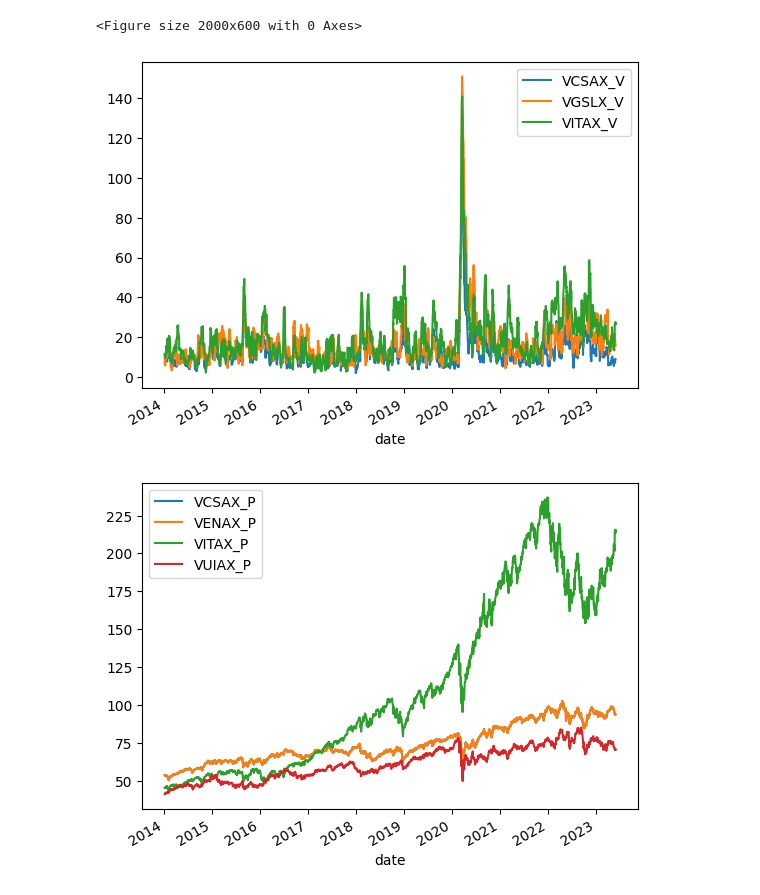
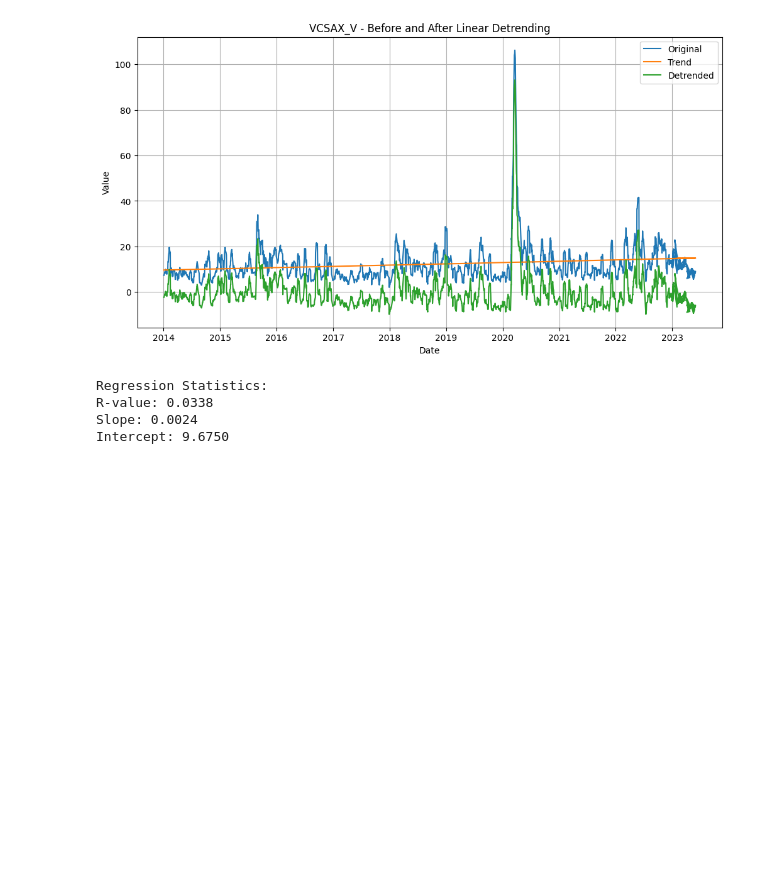
Before and after one commit to allisonlinn/CSUREMM, a Jupyter notebook: Modeling_2nd_Try.ipynb, the cells around one changed output. Cells and saved outputs as stored; diff of their text form; code cells hidden in the pictures; blank space fills up the shorter version.

```diff
--- a/Modeling_2nd_Try.ipynb
+++ b/Modeling_2nd_Try.ipynb
@@ -59,17 +59,58 @@ columns_affected_P = ["VCSAX_P","VENAX_P","VITAX_P","VUIAX_P"]
 data = df[columns].dropna()
 data["date"] = pd.to_datetime(data["date"])
 date = data.set_index('date')
-# %%
-# plots
-
-plt.figure(figsize=(20, 6))
-
-ax = data.plot('date',columns_affected_V)
-ax = data.plot('date',columns_affected_P)
-
-plt.legend()
-plt.show()
-# %% [output]
-<Figure size 2000x600 with 0 Axes>
-[figure, removed]
-[figure, removed]
+# %%
+import pandas as pd
+import numpy as np
+from sklearn.linear_model import LinearRegression
+import matplotlib.pyplot as plt
+
+"""# Filter the dataset and extract relevant columns
+columns = ["date", "compound", "VCSAX_V"]
+data_new = data[columns]"""
+
+# Extract the values of the "VCSAX_V" column
+x = np.arange(len(data))
+y = data["VCSAX_V"].values
+
+# Fit a linear regression model to the data
+regressor = LinearRegression()
+regressor.fit(x.reshape(-1, 1), y.reshape(-1, 1))
+
+# Get the regression statistics
+slope = regressor.coef_[0][0]
+intercept = regressor.intercept_[0]
+r_value = regressor.score(x.reshape(-1, 1), y.reshape(-1, 1))
+
+# Predict the trend using the linear regression model
+trend = regressor.predict(x.reshape(-1, 1))
+
+# Subtract the trend from the original values to obtain the detrended series
+detrended = y - trend.flatten()
+
+# Replace the "VGHCX_V" column in the dataset with the detrended values
+data["VCSAX_V"] = detrended
+
+# Plot the original and detrended series
+plt.figure(figsize=(12, 6))
+plt.plot(data["date"], y, label="Original")
+plt.plot(data["date"], trend, label="Trend")
+plt.plot(data["date"], detrended, label="Detrended")
+plt.title("VCSAX_V - Before and After Linear Detrending")
+plt.xlabel("Date")
+plt.ylabel("Value")
+plt.legend()
+plt.grid(True)
+plt.show()
+
+# Print regression statistics
+print("Regression Statistics:")
+print(f"R-value: {r_value:.4f}")
+print(f"Slope: {slope:.4f}")
+print(f"Intercept: {intercept:.4f}")
+# %% [output]
+[figure, added]
+Regression Statistics:
+R-value: 0.0338
+Slope: 0.0024
+Intercept: 9.6750
```
Also changed, not shown: parts of 4 cells of this notebook.
